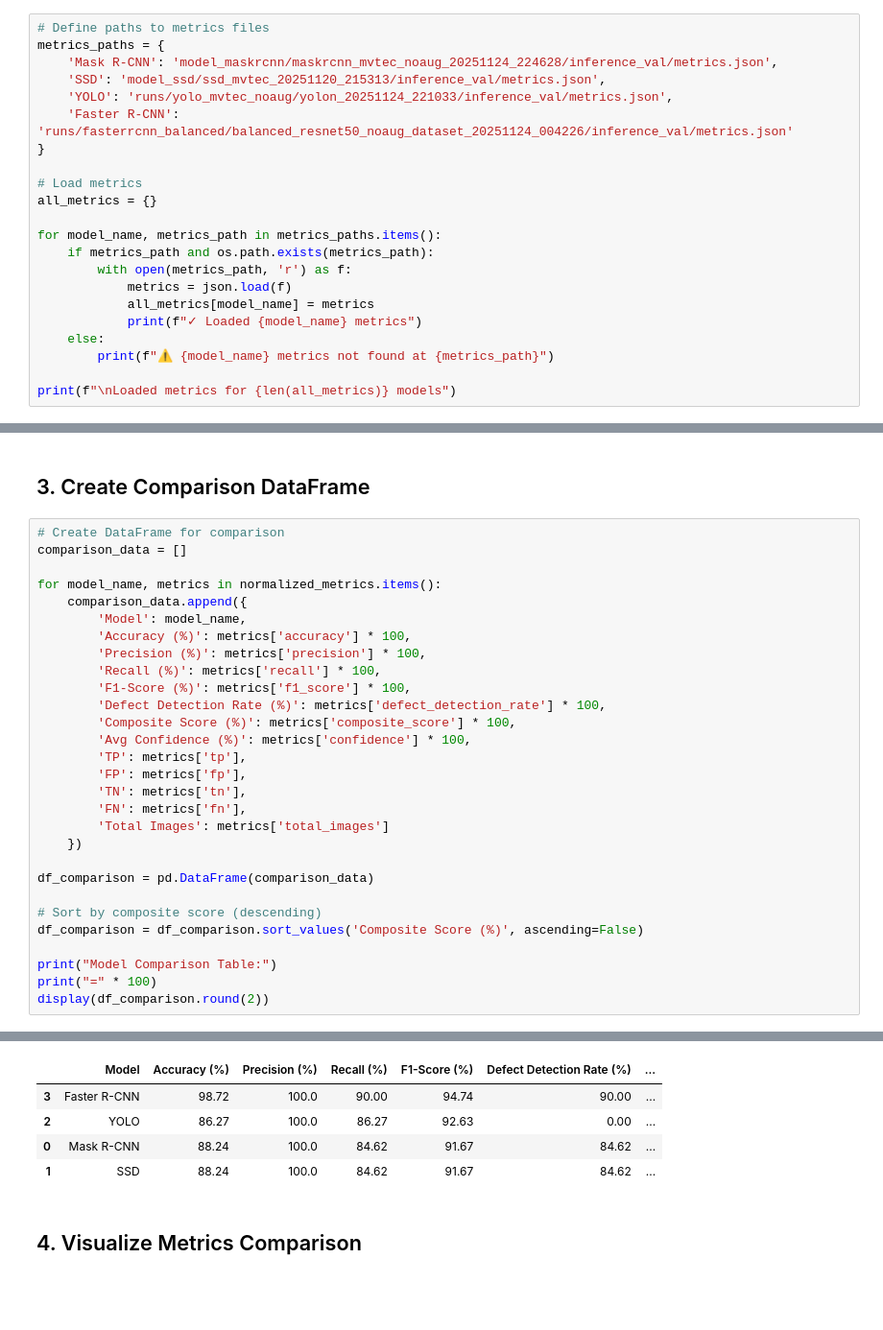
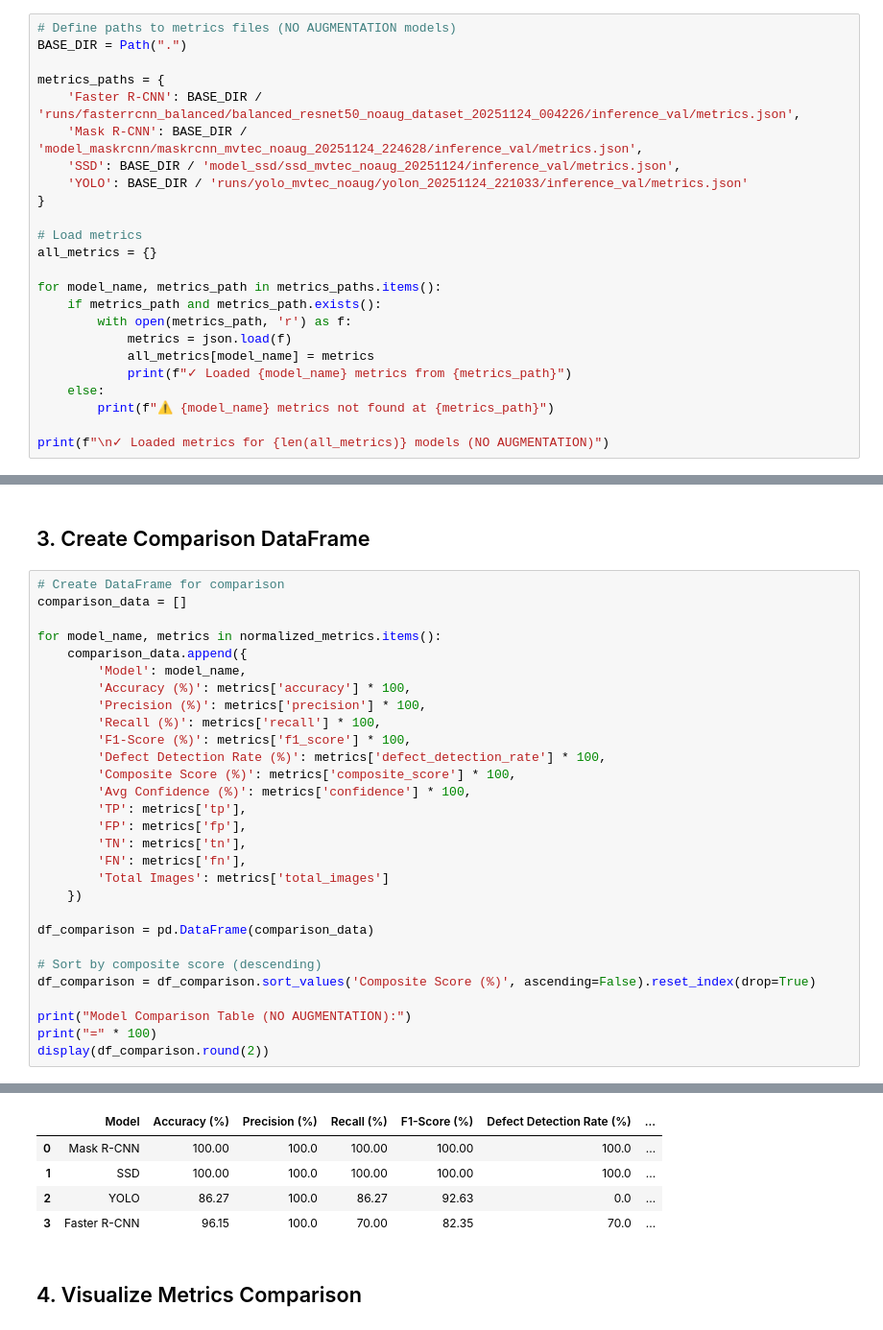
Before and after one commit to vovantrinh/jupiternotebook, a Jupyter notebook: model_comparison_noaug.ipynb, the cells around one changed output, grey strips where cells are left out. Shown: that part at 96% size. Drawn from its saved outputs; the diff is of its cells as text; blank space fills up the shorter version.

```diff
--- a/model_comparison_noaug.ipynb
+++ b/model_comparison_noaug.ipynb
@@ -38,25 +40,27 @@ pd.set_option('display.max_colwidth', None)
 # %% [markdown]
 ## 1. Load Metrics from All Models
 # %%
-# Define paths to metrics files
+# Define paths to metrics files (NO AUGMENTATION models)
+BASE_DIR = Path(".")
+
 metrics_paths = {
-    'Mask R-CNN': 'model_maskrcnn/maskrcnn_mvtec_noaug_20251124_224628/inference_val/metrics.json',
-    'SSD': 'model_ssd/ssd_mvtec_20251120_215313/inference_val/metrics.json',
-    'YOLO': 'runs/yolo_mvtec_noaug/yolon_20251124_221033/inference_val/metrics.json',
-    'Faster R-CNN': 'runs/fasterrcnn_balanced/balanced_resnet50_noaug_dataset_20251124_004226/inference_val/metrics.json'
+    'Faster R-CNN': BASE_DIR / 'runs/fasterrcnn_balanced/balanced_resnet50_noaug_dataset_20251124_004226/inference_val/metrics.json',
+    'Mask R-CNN': BASE_DIR / 'model_maskrcnn/maskrcnn_mvtec_noaug_20251124_224628/inference_val/metrics.json',
+    'SSD': BASE_DIR / 'model_ssd/ssd_mvtec_noaug_20251124/inference_val/metrics.json',
+    'YOLO': BASE_DIR / 'runs/yolo_mvtec_noaug/yolon_20251124_221033/inference_val/metrics.json'
 }
 
 # Load metrics
 all_metrics = {}
 
 for model_name, metrics_path in metrics_paths.items():
-    if metrics_path and os.path.exists(metrics_path):
+    if metrics_path and metrics_path.exists():
         with open(metrics_path, 'r') as f:
             metrics = json.load(f)
             all_metrics[model_name] = metrics
-            print(f"✓ Loaded {model_name} metrics")
+            print(f"✓ Loaded {model_name} metrics from {metrics_path}")
     else:
         print(f"⚠ {model_name} metrics not found at {metrics_path}")
 
-print(f"\nLoaded metrics for {len(all_metrics)} models")
+print(f"\n✓ Loaded metrics for {len(all_metrics)} models (NO AUGMENTATION)")
 # %% [output]
@@ -133,9 +137,9 @@ for model_name, metrics in normalized_metrics.items():
 df_comparison = pd.DataFrame(comparison_data)
 
 # Sort by composite score (descending)
-df_comparison = df_comparison.sort_values('Composite Score (%)', ascending=False)
+df_comparison = df_comparison.sort_values('Composite Score (%)', ascending=False).reset_index(drop=True)
 
-print("Model Comparison Table:")
+print("Model Comparison Table (NO AUGMENTATION):")
 print("=" * 100)
 display(df_comparison.round(2))
 # %% [output]
@@ -143,9 +147,9 @@ Model Comparison Table:
 ====================================================================================================
 |  | Model | Accuracy (%) | Precision (%) | Recall (%) | F1-Score (%) | Defect Detection Rate (%) | ... |
-| 3 | Faster R-CNN | 98.72 | 100.0 | 90.00 | 94.74 | 90.00 | ... |
-| 2 | YOLO | 86.27 | 100.0 | 86.27 | 92.63 | 0.00 | ... |
-| 0 | Mask R-CNN | 88.24 | 100.0 | 84.62 | 91.67 | 84.62 | ... |
-| 1 | SSD | 88.24 | 100.0 | 84.62 | 91.67 | 84.62 | ... |
+| 0 | Mask R-CNN | 100.00 | 100.0 | 100.00 | 100.00 | 100.0 | ... |
+| 1 | SSD | 100.00 | 100.0 | 100.00 | 100.00 | 100.0 | ... |
+| 2 | YOLO | 86.27 | 100.0 | 86.27 | 92.63 | 0.0 | ... |
+| 3 | Faster R-CNN | 96.15 | 100.0 | 70.00 | 82.35 | 70.0 | ... |
 # %% [markdown]
 ## 4. Visualize Metrics Comparison
 # %%
```
Also changed, not shown: parts of 10 cells of this notebook.
